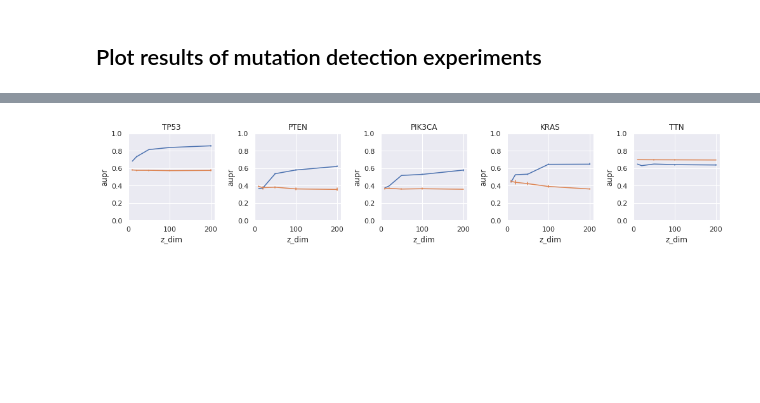
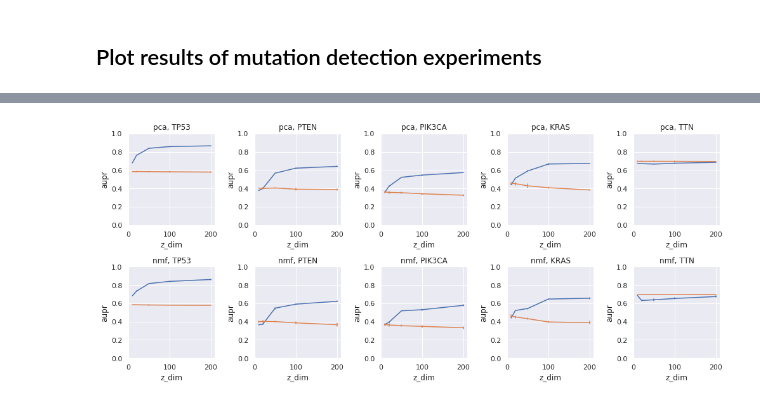
Before and after one commit to jjc2718/netreg, a Jupyter notebook: notebooks/plot_mutation_results.ipynb, the cells around one changed output, grey strips where cells are left out. Saved outputs shown, nothing was run; the diff lists cells and outputs as text; code cells hidden in the pictures; blank space fills up the shorter version.

Commit message:
update notebook to plot PCA results

```diff
--- a/notebooks/plot_mutation_results.ipynb
+++ b/notebooks/plot_mutation_results.ipynb
@@ -38,16 +38,23 @@ df.head(n=10)
 # %%
+import warnings
+
 sns.set()
-fig, axarr = plt.subplots(1, 5)
+fig, axarr = plt.subplots(2, 5)
 fig.set_figwidth(14)
-fig.set_figheight(3)
-for ix, gene_name in enumerate(genes):
-    ax = axarr[ix]
-    gene_df = df[df['gene_or_cancertype'] == gene_name]
-    sns.lineplot(data=gene_df, x='z_dim', y='aupr', hue='signal',
-                 err_style='bars', ax=ax)
-    ax.set_ylim((0.0, 1.0))
-    ax.get_legend().remove()
-    ax.set_title(gene_name)
+fig.set_figheight(6)
+
+# filter
+with warnings.catch_warnings():
+for a_ix, alg in enumerate(['pca', 'nmf']):
+    for g_ix, gene_name in enumerate(genes):
+        ax = axarr[a_ix, g_ix]
+        gene_df = df[(df['gene_or_cancertype'] == gene_name) &
+                     (df['algorithm'] == alg)]
+        sns.lineplot(data=gene_df, x='z_dim', y='aupr', hue='signal',
+                     err_style='bars', ax=ax)
+        ax.set_ylim((0.0, 1.0))
+        ax.get_legend().remove()
+        ax.set_title('{}, {}'.format(alg, gene_name))
 plt.tight_layout()
 # %% [output]
-[figure, old version]
+[figure, new version]
```
Also changed, not shown: parts of 1 cell of this notebook.
